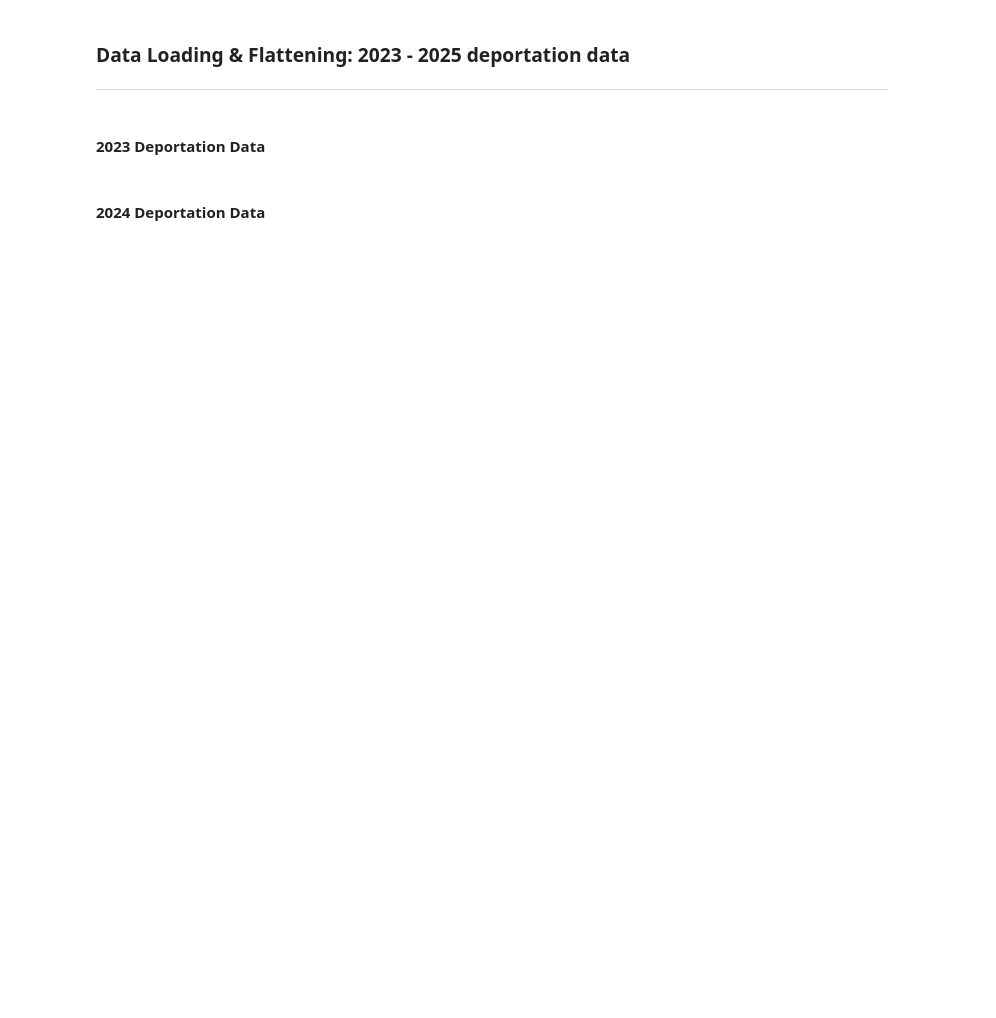
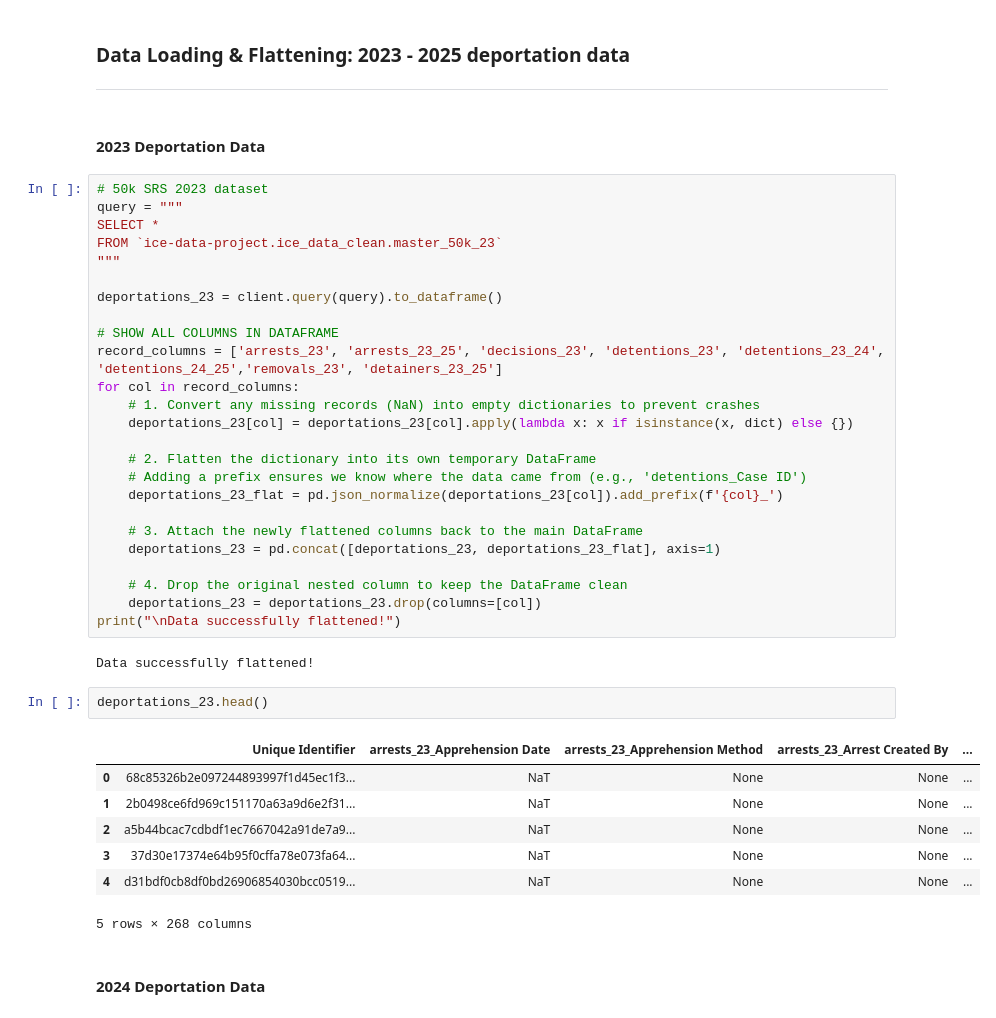
Before and after one commit to emilynnguyen1/ICE-Outcomes, a Jupyter notebook: notebooks/Cleaning-Data.ipynb, the cells around one changed output. Saved outputs shown, nothing was run; the diff lists cells and outputs as text; blank space fills up the shorter version.

Commit message:
Uploading 23-25 data

```diff
--- a/notebooks/Cleaning-Data.ipynb
+++ b/notebooks/Cleaning-Data.ipynb
@@ -508,5 +509,42 @@ deportations_22.head()
 ---
 # %% [markdown]
 #### 2023 Deportation Data
+# %%
+# 50k SRS 2023 dataset
+query = """
+SELECT *
+FROM `ice-data-project.ice_data_clean.master_50k_23`
+"""
+
+deportations_23 = client.query(query).to_dataframe()
+
+# SHOW ALL COLUMNS IN DATAFRAME
+record_columns = ['arrests_23', 'arrests_23_25', 'decisions_23', 'detentions_23', 'detentions_23_24', 'detentions_24_25','removals_23', 'detainers_23_25']
+for col in record_columns:
+    # 1. Convert any missing records (NaN) into empty dictionaries to prevent crashes
+    deportations_23[col] = deportations_23[col].apply(lambda x: x if isinstance(x, dict) else {})
+
+    # 2. Flatten the dictionary into its own temporary DataFrame
+    # Adding a prefix ensures we know where the data came from (e.g., 'detentions_Case ID')
+    deportations_23_flat = pd.json_normalize(deportations_23[col]).add_prefix(f'{col}_')
+
+    # 3. Attach the newly flattened columns back to the main DataFrame
+    deportations_23 = pd.concat([deportations_23, deportations_23_flat], axis=1)
+
+    # 4. Drop the original nested column to keep the DataFrame clean
+    deportations_23 = deportations_23.drop(columns=[col])
+print("\nData successfully flattened!")
+# %% [output]
+Data successfully flattened!
+# %%
+deportations_23.head()
+# %% [output]
+|  | Unique Identifier | arrests_23_Apprehension Date | arrests_23_Apprehension Method | arrests_23_Arrest Created By | ... |
+| 0 | 68c85326b2e097244893997f1d45ec1f3... | NaT | None | None | ... |
+| 1 | 2b0498ce6fd969c151170a63a9d6e2f31... | NaT | None | None | ... |
+| 2 | a5b44bcac7cdbdf1ec7667042a91de7a9... | NaT | None | None | ... |
+| 3 | 37d30e17374e64b95f0cffa78e073fa64... | NaT | None | None | ... |
+| 4 | d31bdf0cb8df0bd26906854030bcc0519... | NaT | None | None | ... |
+5 rows × 268 columns
 # %% [markdown]
 #### 2024 Deportation Data
```
Also changed, not shown: parts of 19 cells of this notebook.
